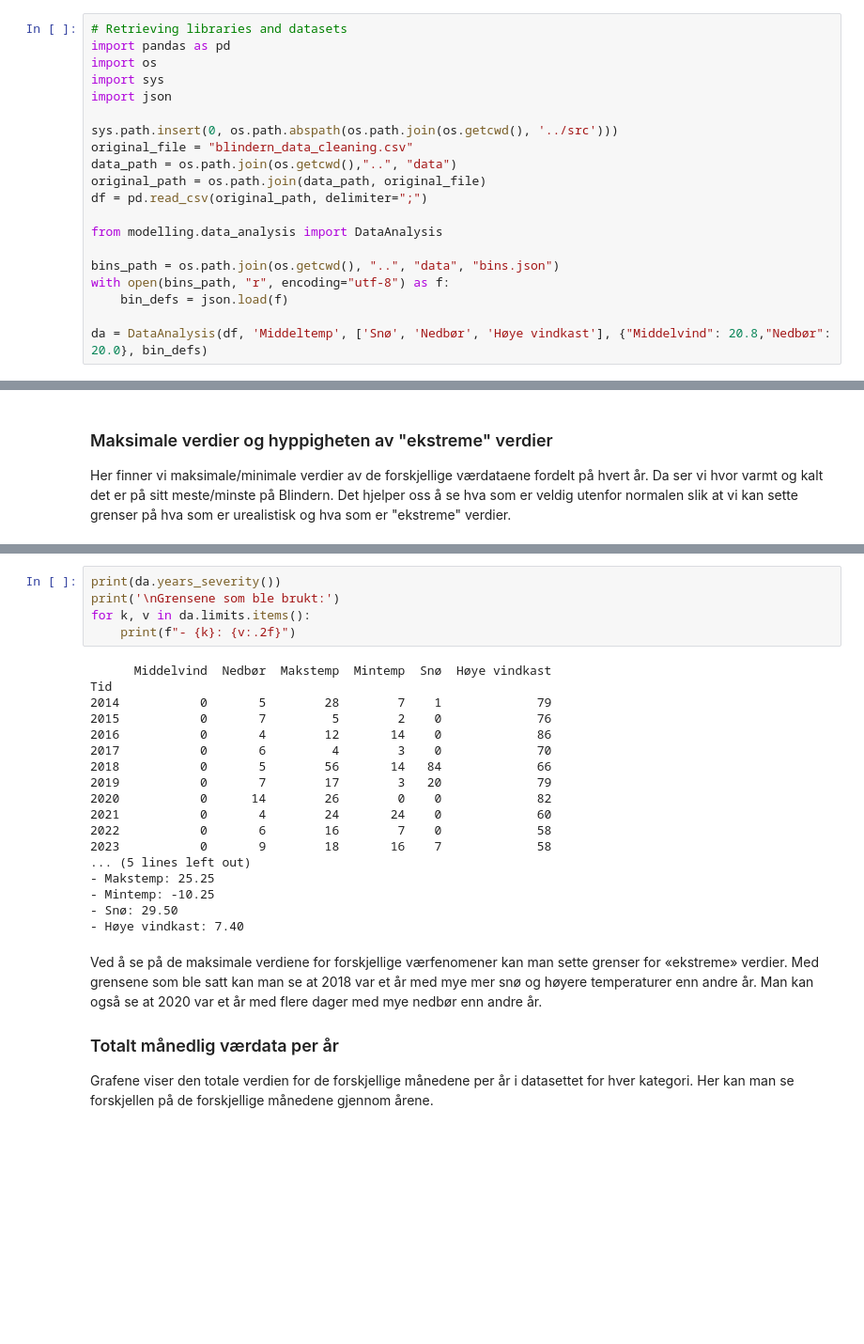
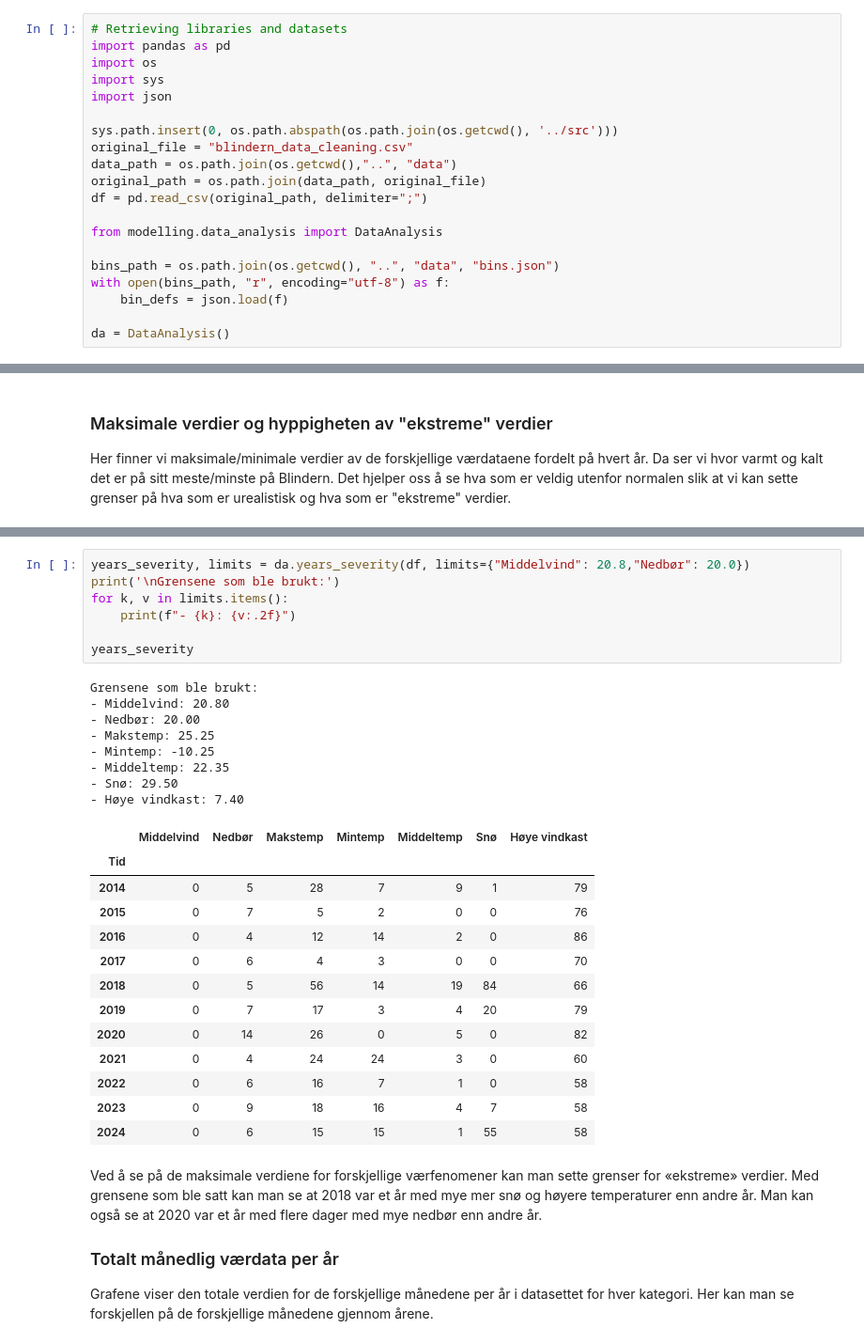
Before and after one commit to livemols/Miljo_dataanalyse_applikasjon, a Jupyter notebook: notebooks/data_analysis.ipynb, the cells around one changed output, grey strips where cells are left out. Shown at 94% size. Cells and saved outputs as stored; diff of their text form; blank space fills up the shorter version.

Commit message:
Finished test_data_analysis and class PredictivAnalysis

```diff
--- a/notebooks/data_analysis.ipynb
+++ b/notebooks/data_analysis.ipynb
@@ -23,7 +23,7 @@ bins_path = os.path.join(os.getcwd(), "..", "data", "bins.json")
 with open(bins_path, "r", encoding="utf-8") as f:
     bin_defs = json.load(f)
 
-da = DataAnalysis(df, 'Middeltemp', ['Snø', 'Nedbør', 'Høye vindkast'], {"Middelvind": 20.8,"Nedbør": 20.0}, bin_defs)
+da = DataAnalysis()
 # %% [markdown]
 ### Gjennomsnitt, median og standardavvik
 # %%
@@ -153,28 +153,34 @@ da.years_max()
 | 2023 | 31.8 | -15.1 | 42.0 | 52.0 | 8.1 | 14.3 |
 | 2024 | 28.3 | -19.3 | 52.0 | 42.7 | 6.9 | 13.3 |
 # %%
-print(da.years_severity())
+years_severity, limits = da.years_severity(df, limits={"Middelvind": 20.8,"Nedbør": 20.0})
 print('\nGrensene som ble brukt:')
-for k, v in da.limits.items():
+for k, v in limits.items():
     print(f"- {k}: {v:.2f}")
+
+years_severity
 # %% [output]
-      Middelvind  Nedbør  Makstemp  Mintemp  Snø  Høye vindkast
-Tid
-2014           0       5        28        7    1             79
-2015           0       7         5        2    0             76
-2016           0       4        12       14    0             86
-2017           0       6         4        3    0             70
-2018           0       5        56       14   84             66
-2019           0       7        17        3   20             79
-2020           0      14        26        0    0             82
-2021           0       4        24       24    0             60
-2022           0       6        16        7    0             58
-2023           0       9        18       16    7             58
-... (5 lines left out)
+Grensene som ble brukt:
+- Middelvind: 20.80
+- Nedbør: 20.00
 - Makstemp: 25.25
 - Mintemp: -10.25
+- Middeltemp: 22.35
 - Snø: 29.50
 - Høye vindkast: 7.40
+|  | Middelvind | Nedbør | Makstemp | Mintemp | Middeltemp | Snø | Høye vindkast |
+| Tid |  |  |  |  |  |  |  |
+| 2014 | 0 | 5 | 28 | 7 | 9 | 1 | 79 |
+| 2015 | 0 | 7 | 5 | 2 | 0 | 0 | 76 |
+| 2016 | 0 | 4 | 12 | 14 | 2 | 0 | 86 |
+| 2017 | 0 | 6 | 4 | 3 | 0 | 0 | 70 |
+| 2018 | 0 | 5 | 56 | 14 | 19 | 84 | 66 |
+| 2019 | 0 | 7 | 17 | 3 | 4 | 20 | 79 |
+| 2020 | 0 | 14 | 26 | 0 | 5 | 0 | 82 |
+| 2021 | 0 | 4 | 24 | 24 | 3 | 0 | 60 |
+| 2022 | 0 | 6 | 16 | 7 | 1 | 0 | 58 |
+| 2023 | 0 | 9 | 18 | 16 | 4 | 7 | 58 |
+| 2024 | 0 | 6 | 15 | 15 | 1 | 55 | 58 |
 # %% [markdown]
 Ved å se på de maksimale verdiene for forskjellige værfenomener kan man sette grenser for «ekstreme» verdier. Med grensene som ble satt kan man se at 2018 var et år med mye mer snø og høyere temperaturer enn andre år. Man kan også se at 2020 var et år med flere dager med mye nedbør enn andre år.
 
```
Also changed, not shown: parts of 6 cells of this notebook, 7 other files.
